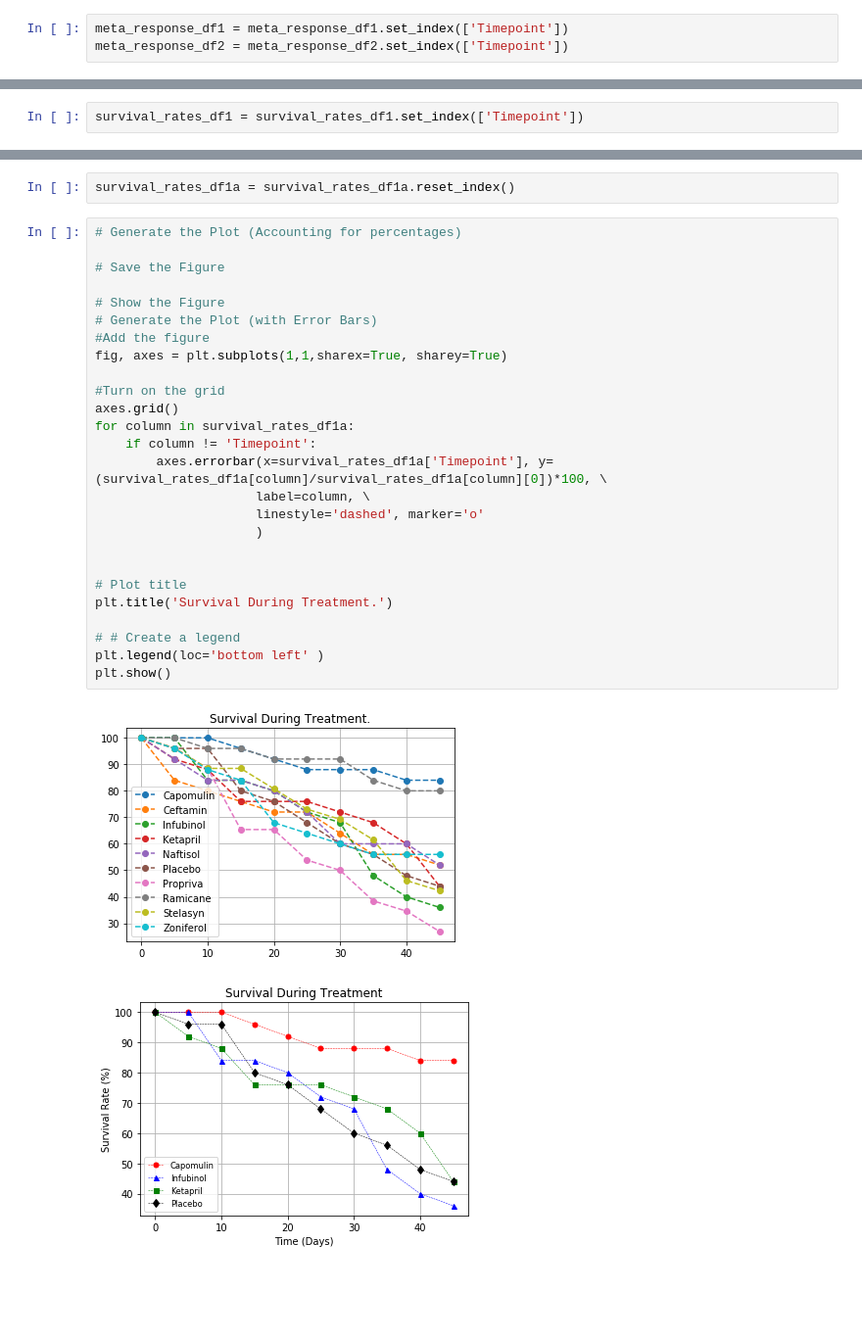
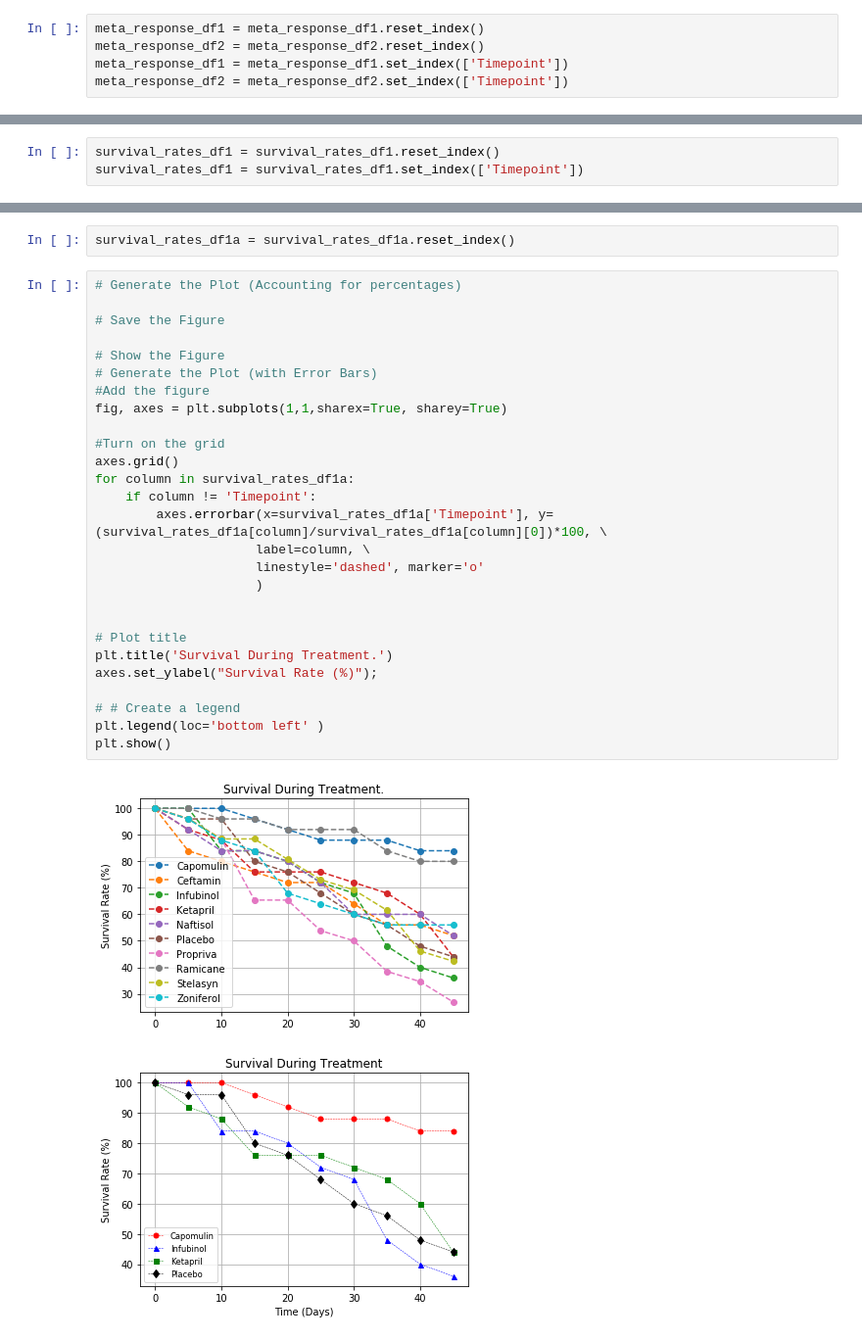
Before and after one commit to DouglasMatheny/MatplotlibHomework, a Jupyter notebook: Pymaceuticals/pymaceuticals.ipynb, the cells around one changed output, grey strips where cells are left out. Shown: that part at 98% size. Drawn from its saved outputs; the diff is of its cells as text; blank space fills up the shorter version.

```diff
--- a/Pymaceuticals/pymaceuticals.ipynb
+++ b/Pymaceuticals/pymaceuticals.ipynb
@@ -202,5 +202,7 @@ meta_response_df2.head()
 |  | 15 | 0.132048 |
 |  | 20 | 0.161621 |
 # %%
+meta_response_df1 = meta_response_df1.reset_index()
+meta_response_df2 = meta_response_df2.reset_index()
 meta_response_df1 = meta_response_df1.set_index(['Timepoint'])
 meta_response_df2 = meta_response_df2.set_index(['Timepoint'])
@@ -289,6 +290,7 @@ survival_rates_df1.head()
 | 3 | Capomulin | 15 | 24 |
 | 4 | Capomulin | 20 | 23 |
 # %%
+survival_rates_df1 = survival_rates_df1.reset_index()
 survival_rates_df1 = survival_rates_df1.set_index(['Timepoint'])
 # %%
 # Minor Data Munging to Re-Format the Data Frames
@@ -320,31 +327,32 @@ survival_rates_df1a = survival_rates_df1a.reset_index()
 # %%
 # Generate the Plot (Accounting for percentages)
 
 # Save the Figure
 
 # Show the Figure
 # Generate the Plot (with Error Bars)
 #Add the figure
 fig, axes = plt.subplots(1,1,sharex=True, sharey=True)
 
 #Turn on the grid
 axes.grid()
 for column in survival_rates_df1a:
     if column != 'Timepoint':
         axes.errorbar(x=survival_rates_df1a['Timepoint'], y=(survival_rates_df1a[column]/survival_rates_df1a[column][0])*100, \
                      label=column, \
                      linestyle='dashed', marker='o'
                      )
 
 
 # Plot title
 plt.title('Survival During Treatment.')
+axes.set_ylabel("Survival Rate (%)");
 
 # # Create a legend
 plt.legend(loc='bottom left' )
 plt.show()
 # %% [output]
-[figure, old version]
+[figure, new version]
 # %%
 # %% [output]
 [figure]
```
Also changed, not shown: parts of 8 cells of this notebook.
